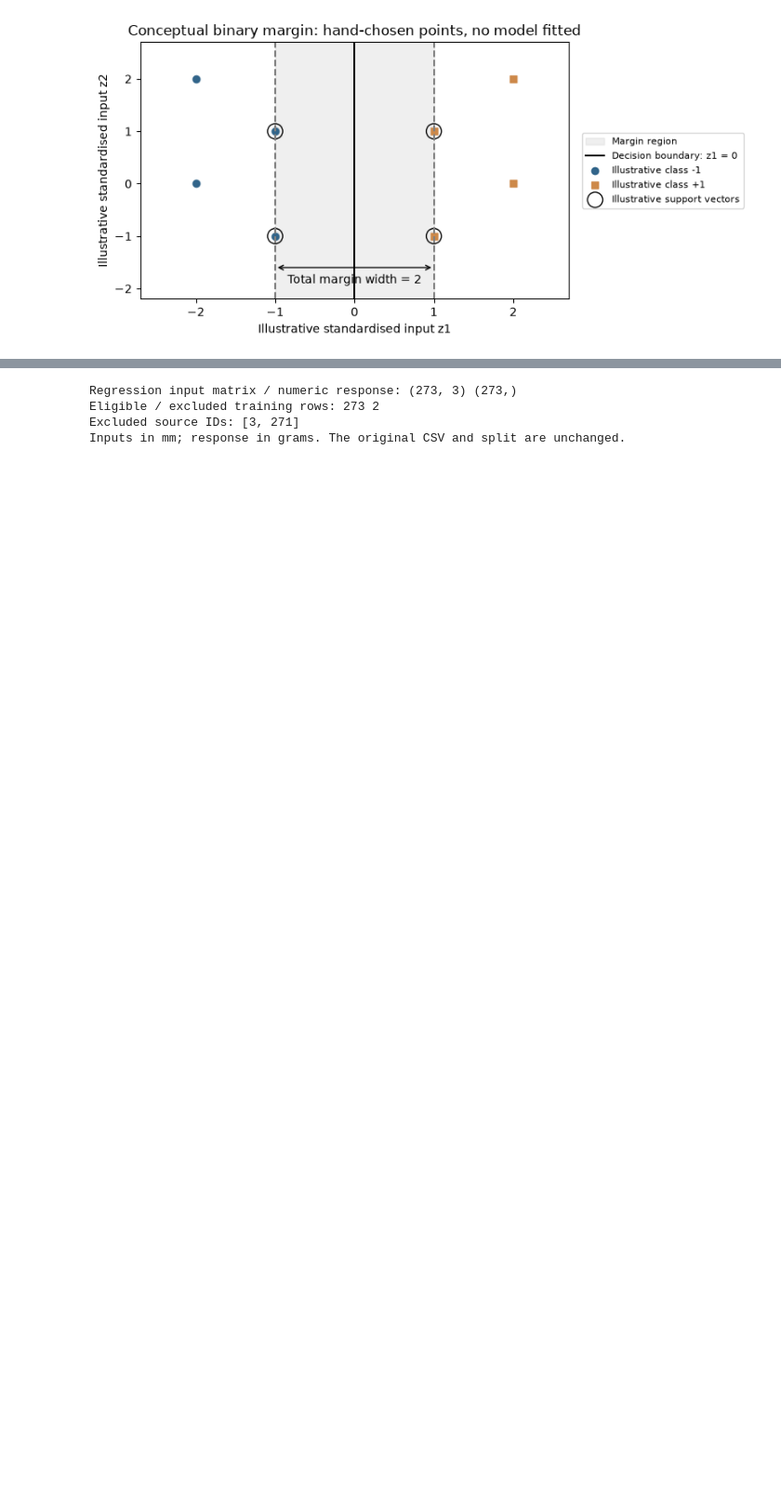
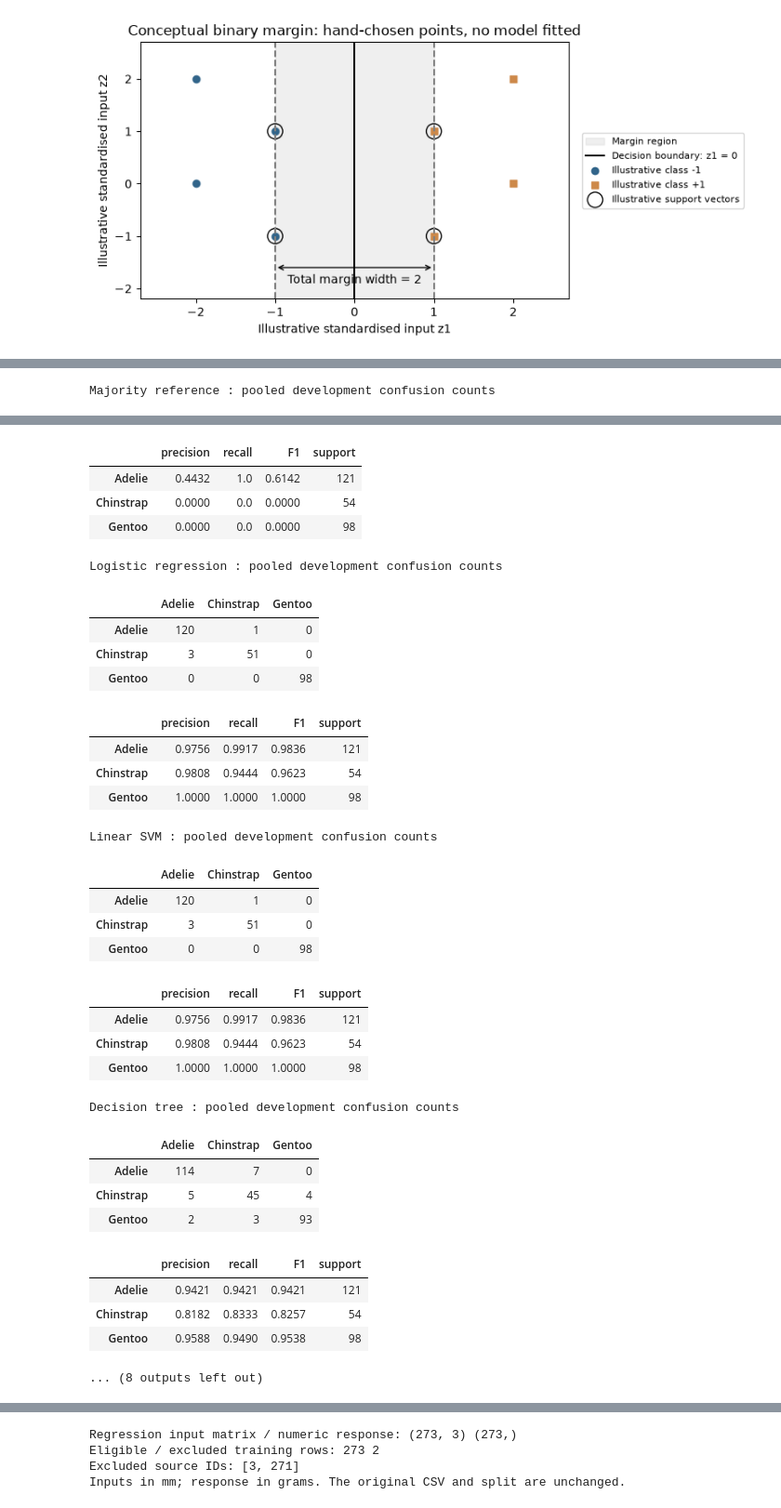
Before and after one commit to marcosrobinat2/penguins-ml-submission, a Jupyter notebook: 02_supervised_learning.ipynb, the cells around one changed output, grey strips where cells are left out. Shown at 93% size. Cells and saved outputs as stored; diff of their text form; code cells hidden in the pictures; blank space fills up the shorter version.

```diff
--- a/02_supervised_learning.ipynb
+++ b/02_supervised_learning.ipynb
@@ -283,29 +196,3 @@ Thus **macro-F1 is just the equal-weight average of the three ordinary F1 scores
 No Chinstrap or Gentoo is predicted, so their precision has a zero denominator and is undefined mathematically. We explicitly report 0 using `zero_division=0`. Their F1 is 0 because they have true observations but none are recovered. Accuracy alone hides this failure. All scores below use held-out training predictions, not final-test predictions.
 
 The main reading sequence is confusion counts, overall accuracy and sensitivity/recall for each species. F1 and its explicitly labelled mean provide a supplementary summary. Matrix orientation must always be stated: our implementation uses true classes on rows and predictions on columns; some textbooks or software reverse them. Reversing axes changes where FP and FN are read, not the definitions.
-# %%
-pooled_accuracy = accuracy_score(y_train, oof_predictions)
-pooled_macro_f1 = f1_score(y_train, oof_predictions, labels=CLASS_ORDER, average='macro', zero_division=0)
-pooled_results = pd.DataFrame({'accuracy': [pooled_accuracy], 'macro_F1': [pooled_macro_f1]},
-                              index=['Pooled out-of-fold reference'])
-precision, recall, per_class_f1, support = precision_recall_fscore_support(
-    y_train, oof_predictions, labels=CLASS_ORDER, average=None, zero_division=0)
-reference_species_scores = pd.DataFrame({
-    'precision': precision, 'recall': recall, 'F1': per_class_f1, 'support': support,
-}, index=CLASS_ORDER)
-print('Read one species at a time: ordinary precision, recall and F1')
-display(reference_species_scores.round(4))
-print('Macro-F1 = mean of these three F1 scores:', per_class_f1.mean().round(4))
-assert np.isclose(per_class_f1.mean(), pooled_macro_f1)
-
-print('Summary; macro_F1 means the equal-weight mean of the three species F1 scores')
-display(pooled_results.round(4))
-display(fold_results[['accuracy', 'macro_F1']].agg(['mean', 'std']).rename(index={'std': 'sample_std_across_folds'}).round(4))
-
-matrix = confusion_matrix(y_train, oof_predictions, labels=CLASS_ORDER)
-assert int(matrix.sum()) == len(y_train)
-fig, ax = plt.subplots(figsize=(6, 5))
-ConfusionMatrixDisplay(matrix, display_labels=CLASS_ORDER).plot(ax=ax, cmap='Blues', colorbar=False, values_format='d')
-ax.set_title('Majority-class reference: five-fold out-of-fold predictions\nEligible training only (n=273)')
-fig.tight_layout()
-plt.show()
@@ -1141,0 +529,21 @@ All held-out SVM errors, in original source-row order; no rows are removed
+# %%
+pooled_rows = []
+assessment_predictions = {'Majority reference': reference_oof, **{name: nested_predictions[name] for name in families}}
+for name, predictions in assessment_predictions.items():
+    matrix = confusion_matrix(y_train, predictions, labels=CLASS_ORDER)
+    assert matrix.sum() == len(y_train)
+    tp = np.diag(matrix)
+    manual_f1 = 2*tp/(matrix.sum(axis=0)+matrix.sum(axis=1))
+    precision, recall, f1, support = precision_recall_fscore_support(
+        y_train, predictions, labels=CLASS_ORDER, zero_division=0)
+    np.testing.assert_allclose(manual_f1, f1)
+    pooled_rows.append({'model': name, 'accuracy': accuracy_score(y_train, predictions),
+                        'pooled_macro_F1': f1.mean()})
+    print(name, ': pooled development confusion counts')
+    display(pd.DataFrame(matrix, index=CLASS_ORDER, columns=CLASS_ORDER))
+    display(pd.DataFrame({'precision':precision,'recall':recall,'F1':f1,'support':support}, index=CLASS_ORDER).round(4))
+pooled_classification = pd.DataFrame(pooled_rows).set_index('model')
+print('Pooled OOF scores, not mean fold scores:')
+display(pooled_classification.round(4))
+# %% [output]
+Majority reference : pooled development confusion counts
@@ -1141,0 +554,32 @@ All held-out SVM errors, in original source-row order; no rows are removed
+|  | precision | recall | F1 | support |
+| Adelie | 0.4432 | 1.0 | 0.6142 | 121 |
+| Chinstrap | 0.0000 | 0.0 | 0.0000 | 54 |
+| Gentoo | 0.0000 | 0.0 | 0.0000 | 98 |
+Logistic regression : pooled development confusion counts
+|  | Adelie | Chinstrap | Gentoo |
+| Adelie | 120 | 1 | 0 |
+| Chinstrap | 3 | 51 | 0 |
+| Gentoo | 0 | 0 | 98 |
+|  | precision | recall | F1 | support |
+| Adelie | 0.9756 | 0.9917 | 0.9836 | 121 |
+| Chinstrap | 0.9808 | 0.9444 | 0.9623 | 54 |
+| Gentoo | 1.0000 | 1.0000 | 1.0000 | 98 |
+Linear SVM : pooled development confusion counts
+|  | Adelie | Chinstrap | Gentoo |
+| Adelie | 120 | 1 | 0 |
+| Chinstrap | 3 | 51 | 0 |
+| Gentoo | 0 | 0 | 98 |
+|  | precision | recall | F1 | support |
+| Adelie | 0.9756 | 0.9917 | 0.9836 | 121 |
+| Chinstrap | 0.9808 | 0.9444 | 0.9623 | 54 |
+| Gentoo | 1.0000 | 1.0000 | 1.0000 | 98 |
+Decision tree : pooled development confusion counts
+|  | Adelie | Chinstrap | Gentoo |
+| Adelie | 114 | 7 | 0 |
+| Chinstrap | 5 | 45 | 4 |
+| Gentoo | 2 | 3 | 93 |
+|  | precision | recall | F1 | support |
+| Adelie | 0.9421 | 0.9421 | 0.9421 | 121 |
+| Chinstrap | 0.8182 | 0.8333 | 0.8257 | 54 |
+| Gentoo | 0.9588 | 0.9490 | 0.9538 | 98 |
+... (8 outputs left out)
```
Also changed, not shown: parts of 89 cells of this notebook, 2 other files.
